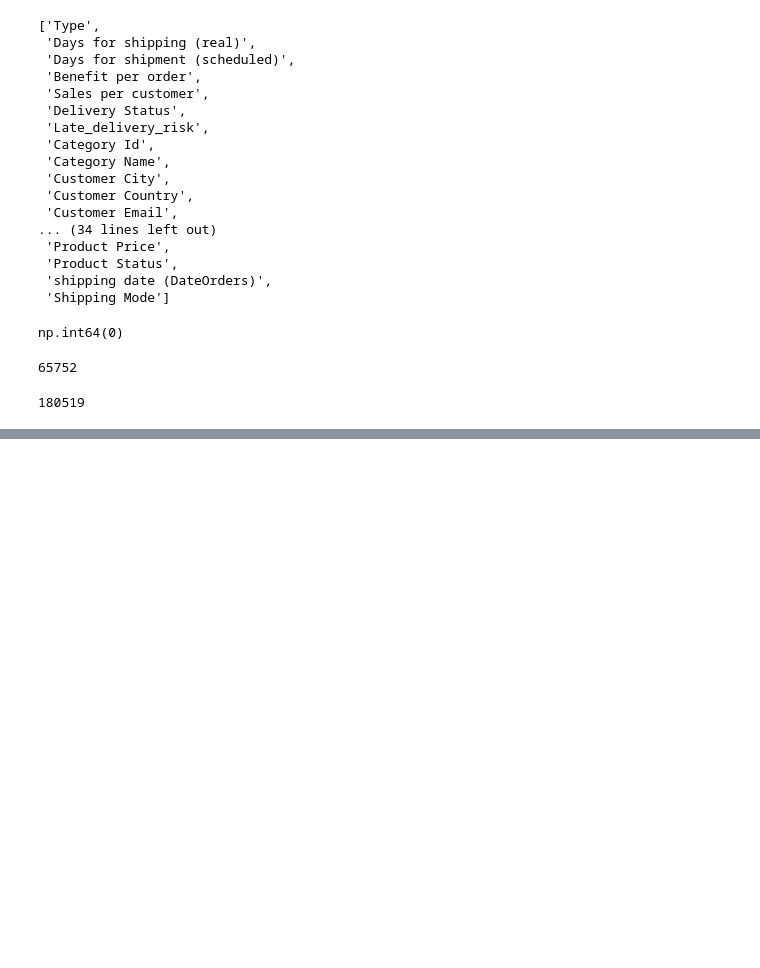
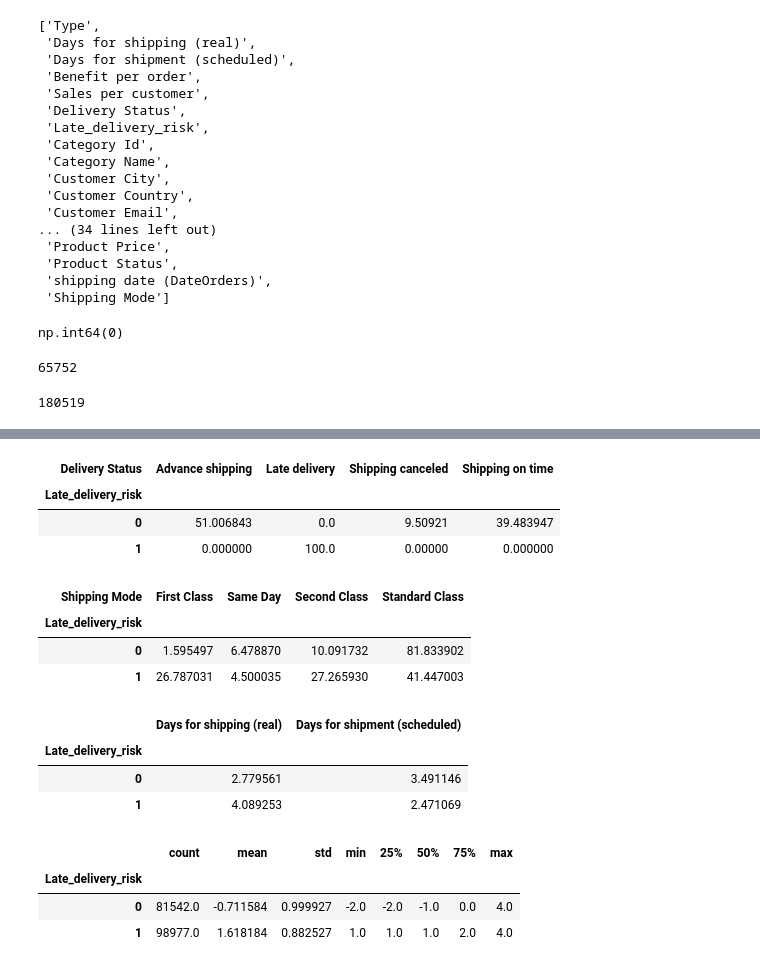
Before and after one commit to divyamohan6388-droid/Logistics-Analytics-Shipment-Delay-Prediction, a Jupyter notebook: notebooks/01_data_understanding.ipynb, the cells around one changed output, grey strips where cells are left out. Cells and saved outputs as stored; diff of their text form; code cells hidden in the pictures; blank space fills up the shorter version.

```diff
--- a/notebooks/01_data_understanding.ipynb
+++ b/notebooks/01_data_understanding.ipynb
@@ -509,0 +583,40 @@ df_clean["Order Item Id"].nunique()
+# %%
+pd.crosstab(
+    df_clean["Late_delivery_risk"],
+    df_clean["Delivery Status"],
+    normalize="index"
+) * 100
+# %% [output]
+| Delivery Status | Advance shipping | Late delivery | Shipping canceled | Shipping on time |
+| Late_delivery_risk |  |  |  |  |
+| 0 | 51.006843 | 0.0 | 9.50921 | 39.483947 |
+| 1 | 0.000000 | 100.0 | 0.00000 | 0.000000 |
+# %%
+pd.crosstab(
+    df_clean["Late_delivery_risk"],
+    df_clean["Shipping Mode"],
+    normalize="index"
+) * 100
+# %% [output]
+| Shipping Mode | First Class | Same Day | Second Class | Standard Class |
+| Late_delivery_risk |  |  |  |  |
+| 0 | 1.595497 | 6.478870 | 10.091732 | 81.833902 |
+| 1 | 26.787031 | 4.500035 | 27.265930 | 41.447003 |
+# %%
+df_clean.groupby("Late_delivery_risk")[
+    ["Days for shipping (real)", "Days for shipment (scheduled)"]
+].mean()
+# %% [output]
+|  | Days for shipping (real) | Days for shipment (scheduled) |
+| Late_delivery_risk |  |  |
+| 0 | 2.779561 | 3.491146 |
+| 1 | 4.089253 | 2.471069 |
+# %%
+# calculating the difference between actual and scheduled shipping days
+df_clean["shipping_delay_days"] = (df_clean["Days for shipping (real)"] - df_clean["Days for shipment (scheduled)"])
+df_clean.groupby("Late_delivery_risk")["shipping_delay_days"].describe()
+# %% [output]
+|  | count | mean | std | min | 25% | 50% | 75% | max |
+| Late_delivery_risk |  |  |  |  |  |  |  |  |
+| 0 | 81542.0 | -0.711584 | 0.999927 | -2.0 | -2.0 | -1.0 | 0.0 | 4.0 |
+| 1 | 98977.0 | 1.618184 | 0.882527 | 1.0 | 1.0 | 1.0 | 2.0 | 4.0 |
```
Also changed, not shown: parts of 9 cells of this notebook.
